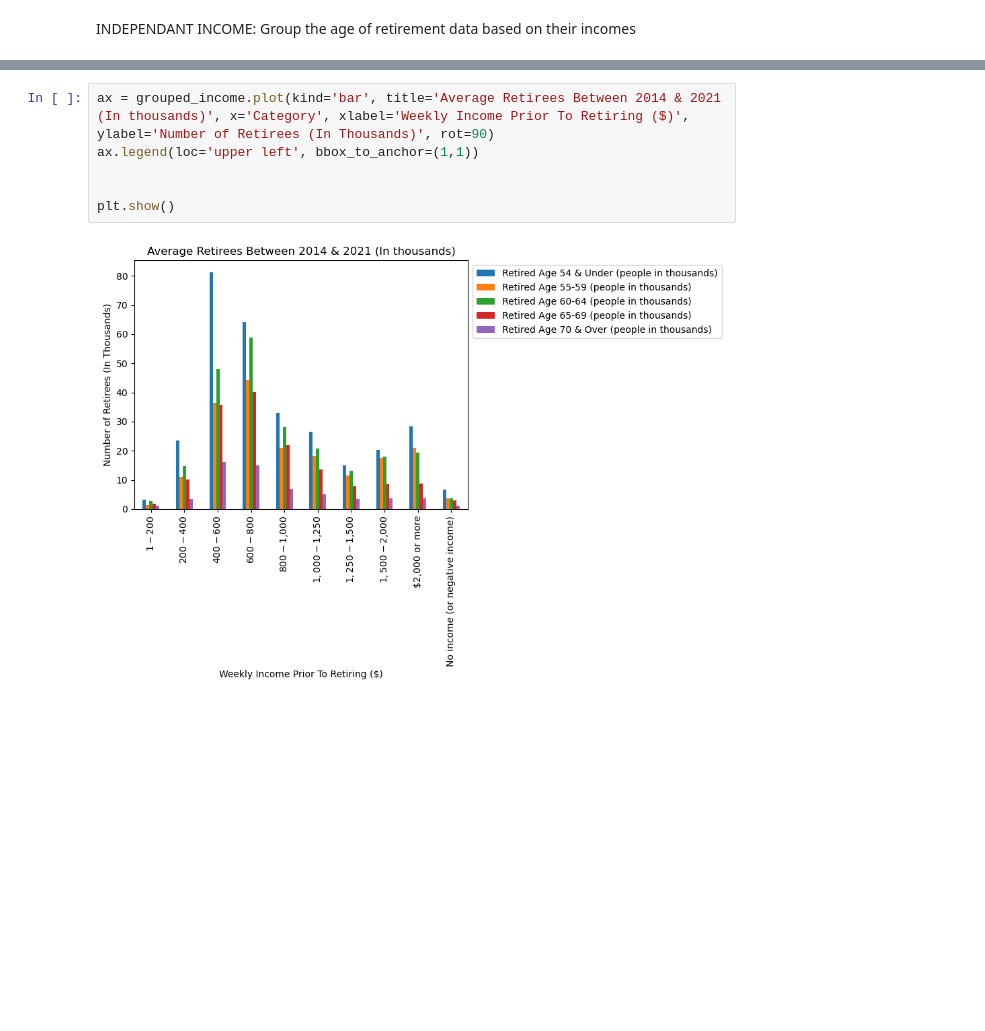
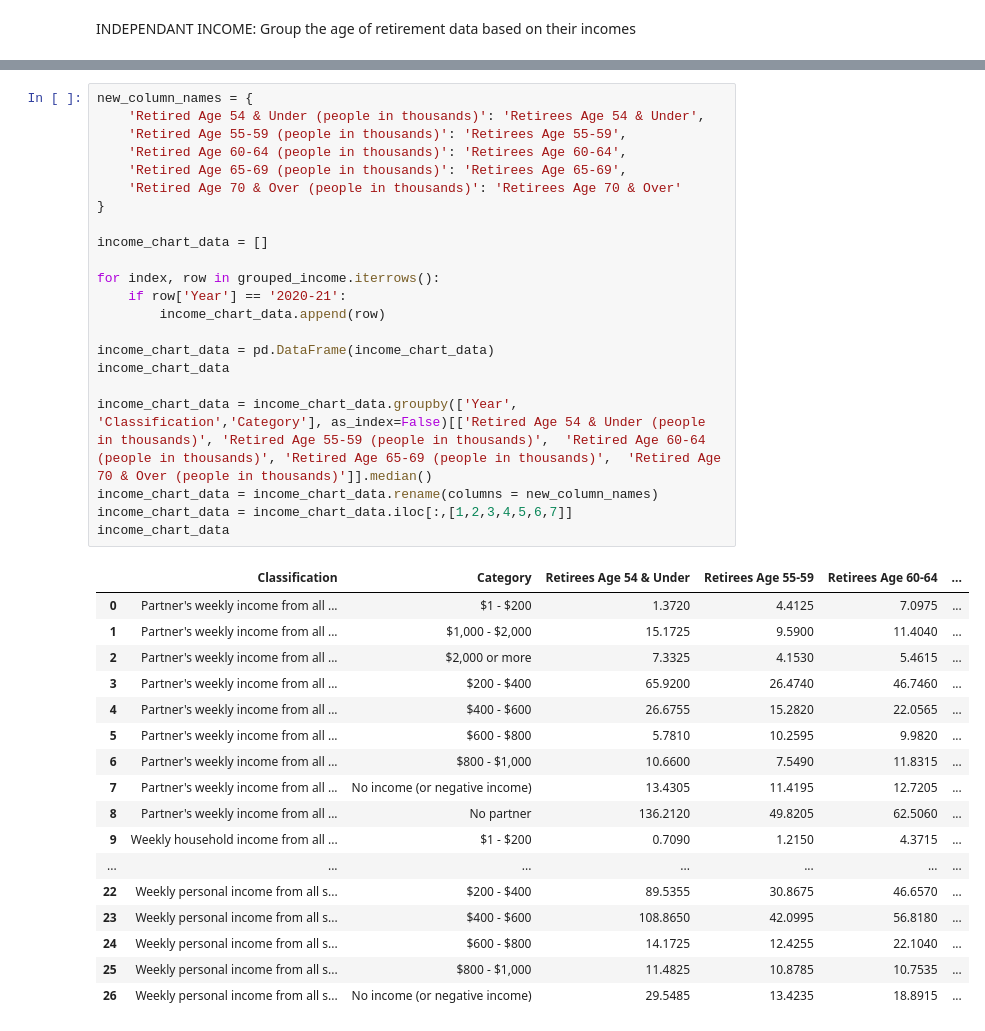
Before and after one commit to braydonnugent/Project1_Group4, a Jupyter notebook: retirement_analysis.ipynb, the cells around one changed output, grey strips where cells are left out. Cells and saved outputs as stored; diff of their text form; blank space fills up the shorter version.

```diff
--- a/retirement_analysis.ipynb
+++ b/retirement_analysis.ipynb
@@ -192,8 +169,40 @@ grouped_income
-# %%
-ax = grouped_income.plot(kind='bar', title='Average Retirees Between 2014 & 2021 (In thousands)', x='Category', xlabel='Weekly Income Prior To Retiring ($)', ylabel='Number of Retirees (In Thousands)', rot=90)
-ax.legend(loc='upper left', bbox_to_anchor=(1,1))
-
-
-plt.show()
-# %% [output]
-[figure, removed]
+# %%
+new_column_names = {
+    'Retired Age 54 & Under (people in thousands)': 'Retirees Age 54 & Under',
+    'Retired Age 55-59 (people in thousands)': 'Retirees Age 55-59',
+    'Retired Age 60-64 (people in thousands)': 'Retirees Age 60-64',
+    'Retired Age 65-69 (people in thousands)': 'Retirees Age 65-69',
+    'Retired Age 70 & Over (people in thousands)': 'Retirees Age 70 & Over'
+}
+
+income_chart_data = []
+
+for index, row in grouped_income.iterrows():
+    if row['Year'] == '2020-21':
+        income_chart_data.append(row)
+
+income_chart_data = pd.DataFrame(income_chart_data)
+income_chart_data
+
+income_chart_data = income_chart_data.groupby(['Year', 'Classification','Category'], as_index=False)[['Retired Age 54 & Under (people in thousands)',	'Retired Age 55-59 (people in thousands)',	'Retired Age 60-64 (people in thousands)',	'Retired Age 65-69 (people in thousands)',	'Retired Age 70 & Over (people in thousands)']].median()
+income_chart_data = income_chart_data.rename(columns = new_column_names)
+income_chart_data = income_chart_data.iloc[:,[1,2,3,4,5,6,7]]
+income_chart_data
+# %% [output]
+|  | Classification | Category | Retirees Age 54 & Under | Retirees Age 55-59 | Retirees Age 60-64 | ... |
+| 0 | Partner's weekly income from all ... | $1 - $200 | 1.3720 | 4.4125 | 7.0975 | ... |
+| 1 | Partner's weekly income from all ... | $1,000 - $2,000 | 15.1725 | 9.5900 | 11.4040 | ... |
+| 2 | Partner's weekly income from all ... | $2,000 or more | 7.3325 | 4.1530 | 5.4615 | ... |
+| 3 | Partner's weekly income from all ... | $200 - $400 | 65.9200 | 26.4740 | 46.7460 | ... |
+| 4 | Partner's weekly income from all ... | $400 - $600 | 26.6755 | 15.2820 | 22.0565 | ... |
+| 5 | Partner's weekly income from all ... | $600 - $800 | 5.7810 | 10.2595 | 9.9820 | ... |
+| 6 | Partner's weekly income from all ... | $800 - $1,000 | 10.6600 | 7.5490 | 11.8315 | ... |
+| 7 | Partner's weekly income from all ... | No income (or negative income) | 13.4305 | 11.4195 | 12.7205 | ... |
+| 8 | Partner's weekly income from all ... | No partner | 136.2120 | 49.8205 | 62.5060 | ... |
+| 9 | Weekly household income from all ... | $1 - $200 | 0.7090 | 1.2150 | 4.3715 | ... |
+| ... | ... | ... | ... | ... | ... | ... |
+| 22 | Weekly personal income from all s... | $200 - $400 | 89.5355 | 30.8675 | 46.6570 | ... |
+| 23 | Weekly personal income from all s... | $400 - $600 | 108.8650 | 42.0995 | 56.8180 | ... |
+| 24 | Weekly personal income from all s... | $600 - $800 | 14.1725 | 12.4255 | 22.1040 | ... |
+| 25 | Weekly personal income from all s... | $800 - $1,000 | 11.4825 | 10.8785 | 10.7535 | ... |
+| 26 | Weekly personal income from all s... | No income (or negative income) | 29.5485 | 13.4235 | 18.8915 | ... |
```
Also changed, not shown: parts of 8 cells of this notebook.
